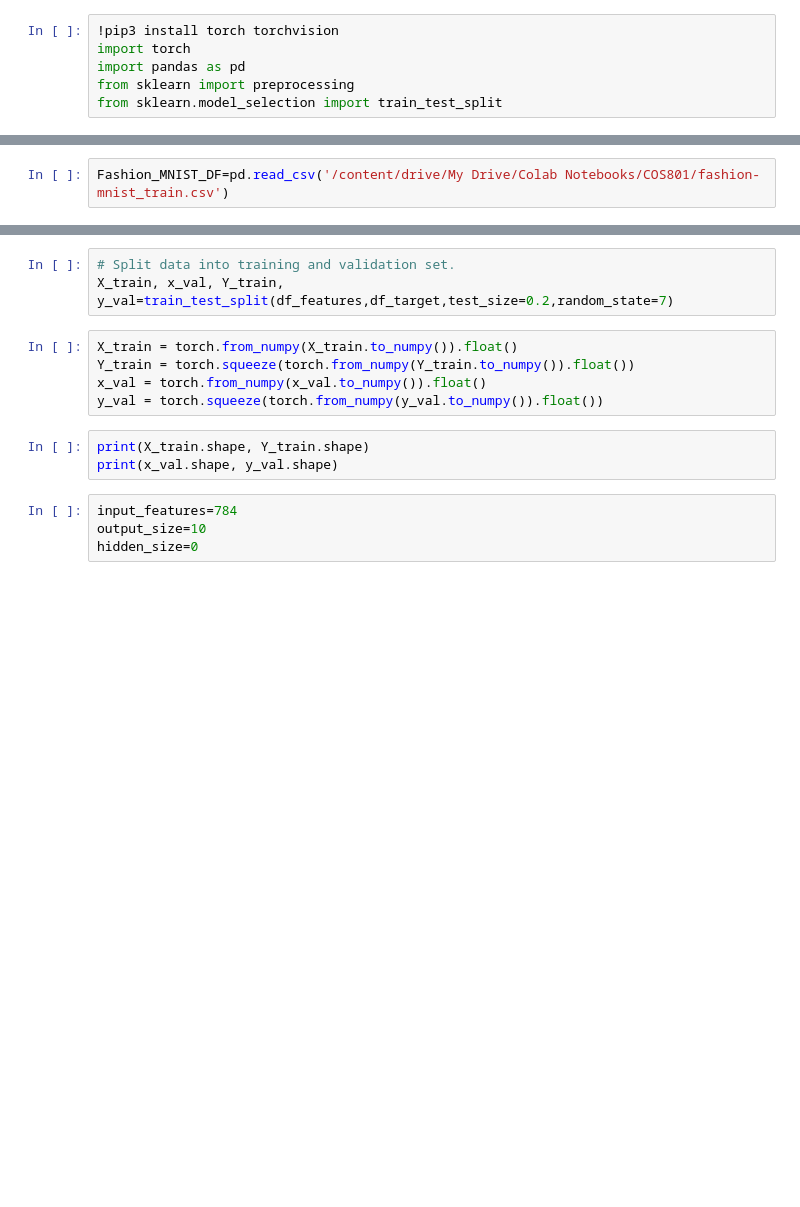
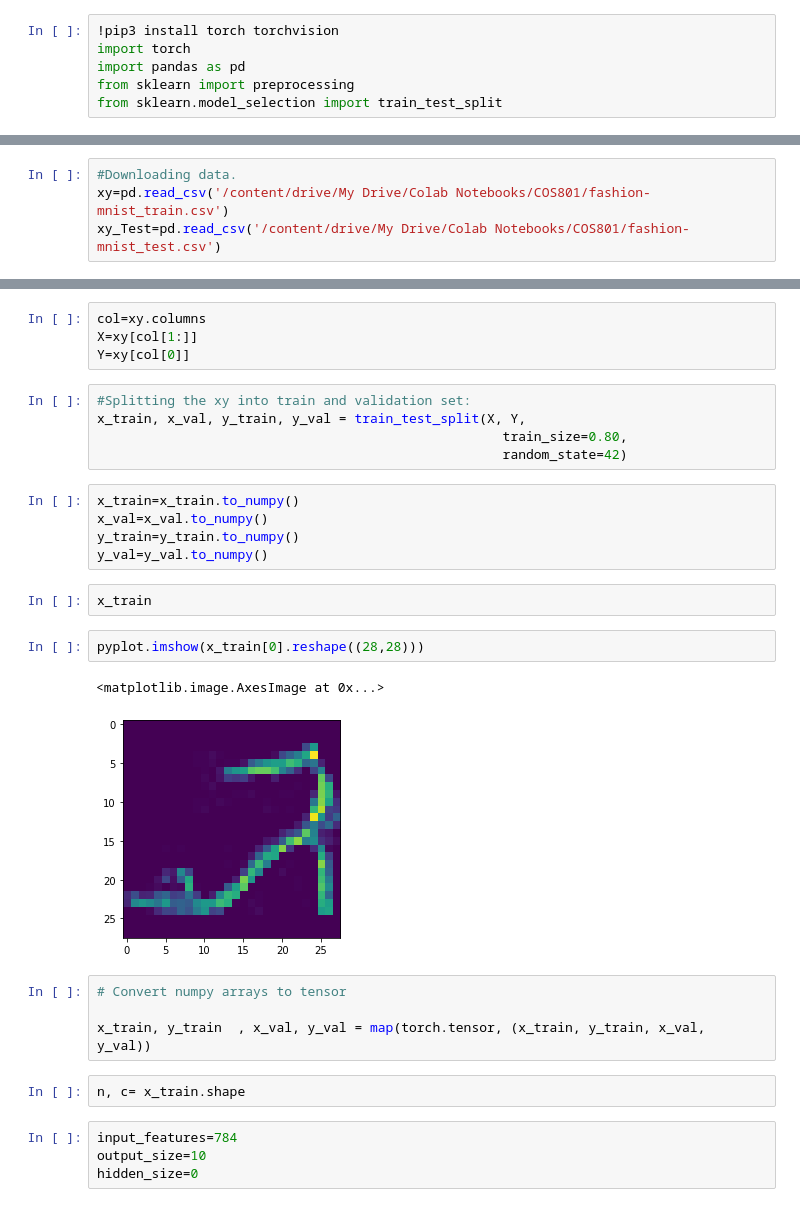
Before and after one commit to YolandaNkalashe25/COS801, a Jupyter notebook: COS_Assignment.ipynb, the cells around one changed output, grey strips where cells are left out. Saved outputs shown, nothing was run; the diff lists cells and outputs as text; blank space fills up the shorter version.

```diff
--- a/COS_Assignment.ipynb
+++ b/COS_Assignment.ipynb
@@ -13,2 +15,4 @@ import torch.nn.functional as F
 # %%
-Fashion_MNIST_DF=pd.read_csv('/content/drive/My Drive/Colab Notebooks/COS801/fashion-mnist_train.csv')
+#Downloading data.
+xy=pd.read_csv('/content/drive/My Drive/Colab Notebooks/COS801/fashion-mnist_train.csv')
+xy_Test=pd.read_csv('/content/drive/My Drive/Colab Notebooks/COS801/fashion-mnist_test.csv')
@@ -39,14 +19,30 @@ df_features.head()
+# %%
+col=xy.columns
+X=xy[col[1:]]
+Y=xy[col[0]]
 # %%
-# Split data into training and validation set.
-X_train, x_val, Y_train, y_val=train_test_split(df_features,df_target,test_size=0.2,random_state=7)
+#Splitting the xy into train and validation set:
+x_train, x_val, y_train, y_val = train_test_split(X, Y,
+                                                    train_size=0.80,
+                                                    random_state=42)
-# %%
-X_train = torch.from_numpy(X_train.to_numpy()).float()
-Y_train = torch.squeeze(torch.from_numpy(Y_train.to_numpy()).float())
-x_val = torch.from_numpy(x_val.to_numpy()).float()
-y_val = torch.squeeze(torch.from_numpy(y_val.to_numpy()).float())
-# %%
-print(X_train.shape, Y_train.shape)
-print(x_val.shape, y_val.shape)
+# %%
+x_train=x_train.to_numpy()
+x_val=x_val.to_numpy()
+y_train=y_train.to_numpy()
+y_val=y_val.to_numpy()
+# %%
+x_train
+# %%
+pyplot.imshow(x_train[0].reshape((28,28)))
+# %% [output]
+<matplotlib.image.AxesImage at 0x...>
+[figure, added]
+# %%
+# Convert numpy arrays to tensor
+
+x_train, y_train  , x_val, y_val = map(torch.tensor, (x_train, y_train, x_val, y_val))
+# %%
+n, c= x_train.shape
 # %%
 input_features=784
 output_size=10
```
Also changed, not shown: parts of 33 cells of this notebook.
